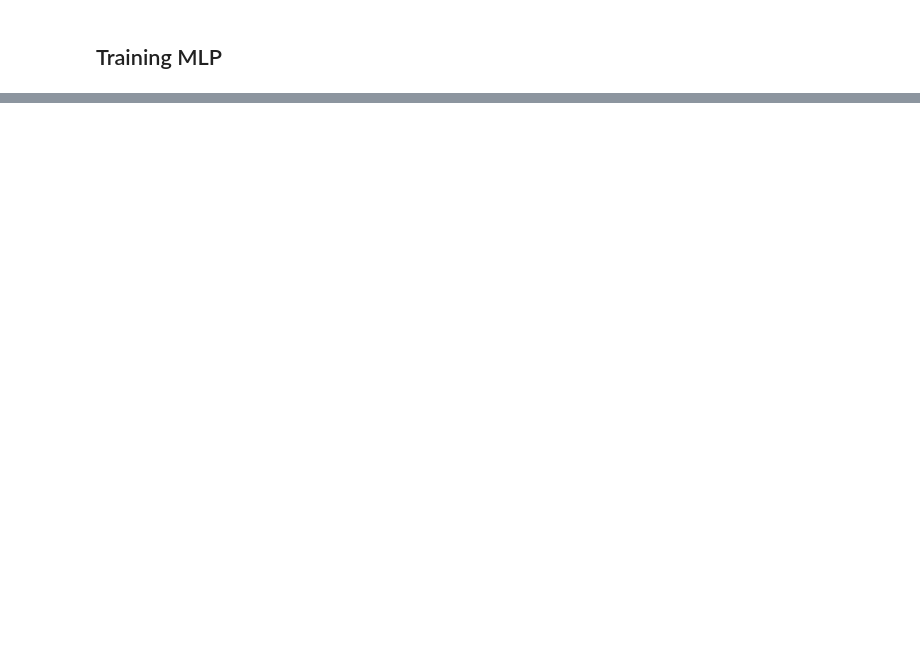
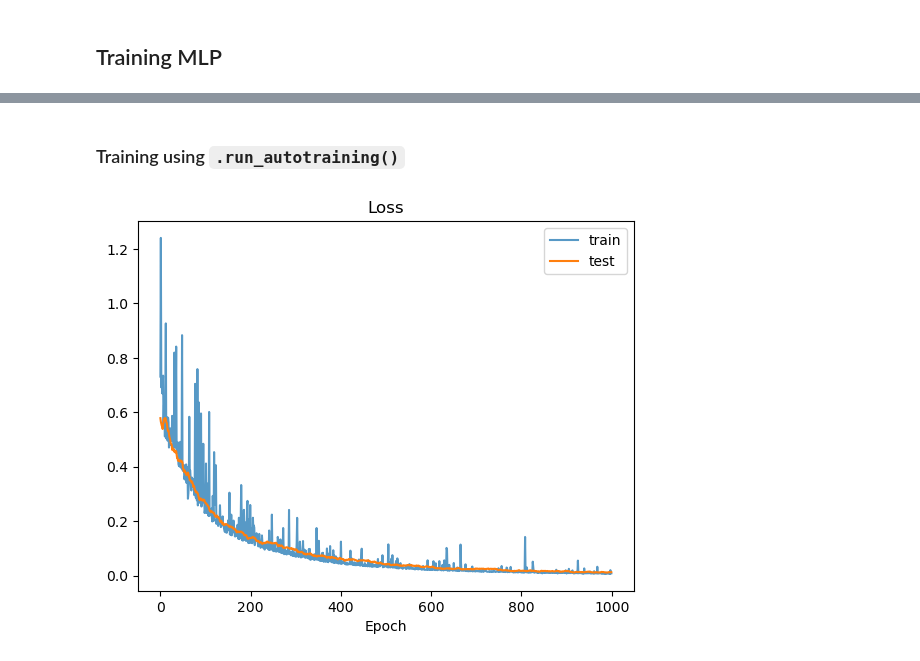
Before and after one commit to KaitoML/nano-dl-framework, a Jupyter notebook: tests.ipynb, the cells around one changed output, grey strips where cells are left out. Saved outputs shown, nothing was run; the diff lists cells and outputs as text; code cells hidden in the pictures; blank space fills up the shorter version.

Commit message:
Added run_autotraining method to Sequential model

```diff
--- a/tests.ipynb
+++ b/tests.ipynb
@@ -354,0 +355,46 @@ plt.legend();
+# %% [markdown]
+### Training using `.run_autotraining()`
+# %%
+# SETUP
+
+x_train = Tensor([
+    [2.0, 3.0, -1.0],
+    [3.0, -1.0, 0.5],
+    [0.5, 1.0, 1.0],
+    [1.0, 1.0, -1.0]
+])
+
+y_train = np.array([1, 0, 0, 1], dtype=np.int32)
+
+x_test = Tensor([
+    [2.5,  2.5, -0.8],
+    [3.2, -0.7,  0.3],
+    [0.7,  1.2,  0.8],
+    [1.2,  0.8, -0.9],
+    [2.2,  3.1, -1.2],
+    [2.8, -1.2,  0.7],
+])
+
+y_test = np.array([1, 0, 0, 1, 1, 0], dtype=np.int32)
+
+
+model = Sequential(
+    Linear(x_train.shape[1], 16), BatchNorm1d(16), ReLU(),
+    Dropout(keep_prob=0.9),
+    Linear(16, 8), BatchNorm1d(8), ReLU(),
+    Linear(8, 2)
+)
+
+optimizer = Adam(parameters=model.parameters(), lr=0.001)
+epochs = 1000
+# %%
+# TRAIN & PLOT
+model.run_autotraining(epochs, optimizer, cross_entropy, x_train, y_train, x_test, y_test)
+
+plt.plot(train_losses, alpha=0.75, label='train')
+plt.plot(test_losses, label='test')
+plt.title('Loss')
+plt.xlabel('Epoch')
+plt.legend();
+# %% [output]
+[figure, added]
```
Also changed, not shown: parts of 9 cells of this notebook, 1 other file.
